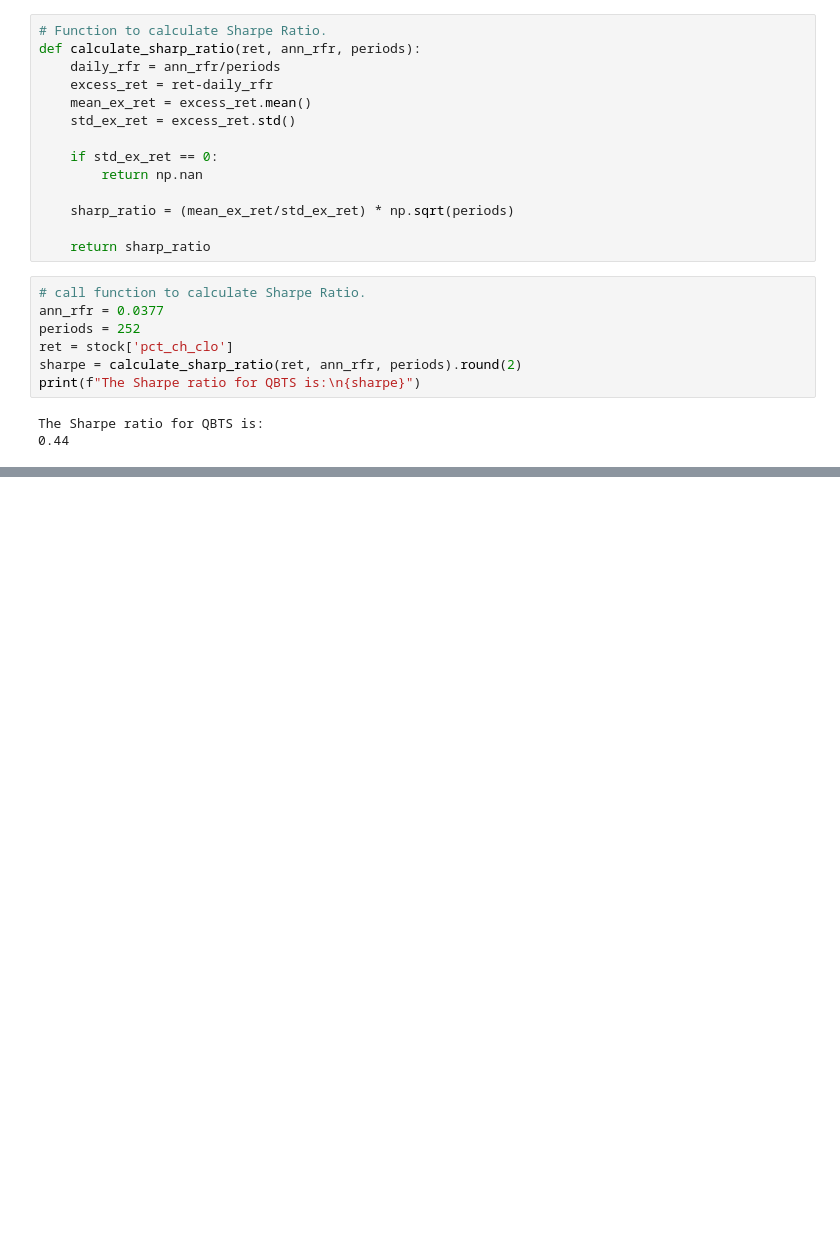
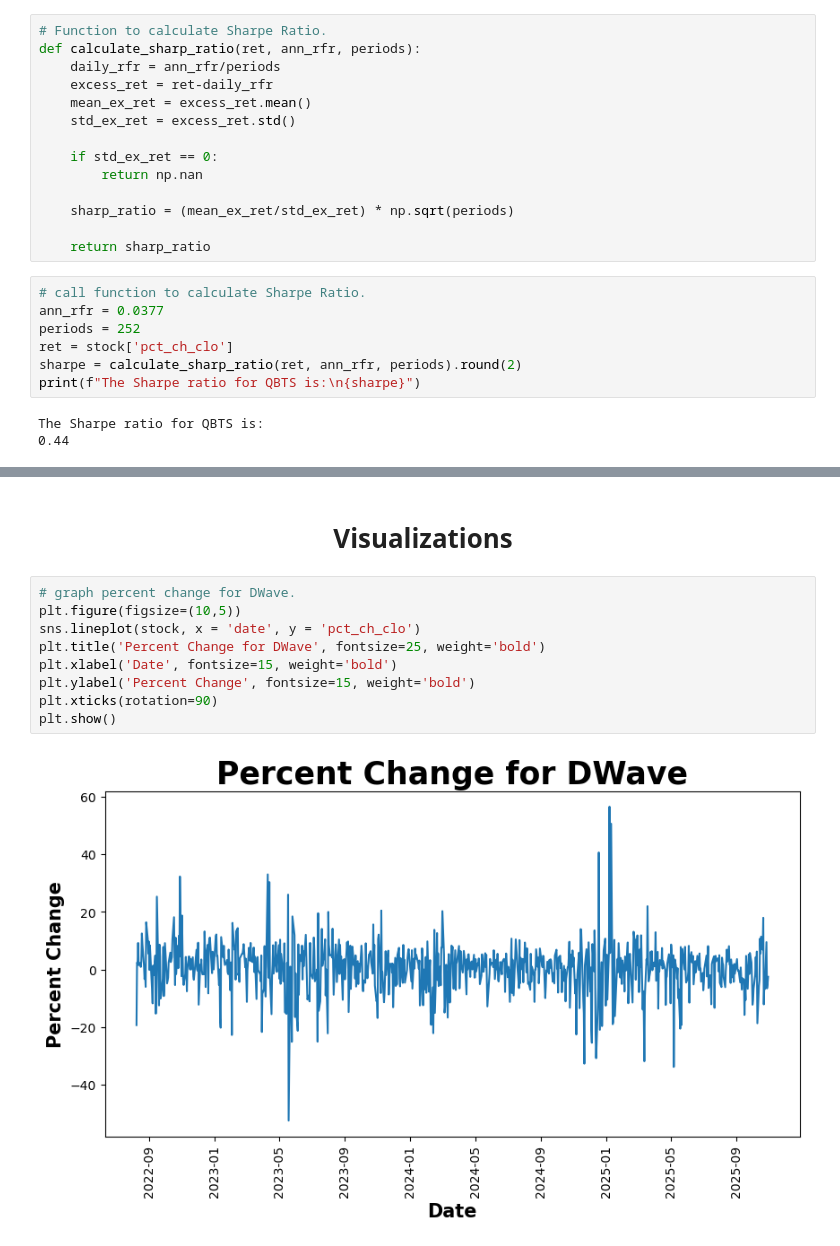
Before and after one commit to MWPerrineJr/my_portfolio, a Jupyter notebook: stock_analysis.ipynb, the cells around one changed output, grey strips where cells are left out. Saved outputs shown, nothing was run; the diff lists cells and outputs as text; blank space fills up the shorter version.

```diff
--- a/stock_analysis.ipynb
+++ b/stock_analysis.ipynb
@@ -207,0 +152,13 @@ stock_qbts.head()
+# %% [markdown]
+<h1><center>Visualizations</center></h1>
+# %%
+# graph percent change for DWave.
+plt.figure(figsize=(10,5))
+sns.lineplot(stock, x = 'date', y = 'pct_ch_clo')
+plt.title('Percent Change for DWave', fontsize=25, weight='bold')
+plt.xlabel('Date', fontsize=15, weight='bold')
+plt.ylabel('Percent Change', fontsize=15, weight='bold')
+plt.xticks(rotation=90)
+plt.show()
+# %% [output]
+[figure, added]
```
Also changed, not shown: parts of 29 cells of this notebook.
